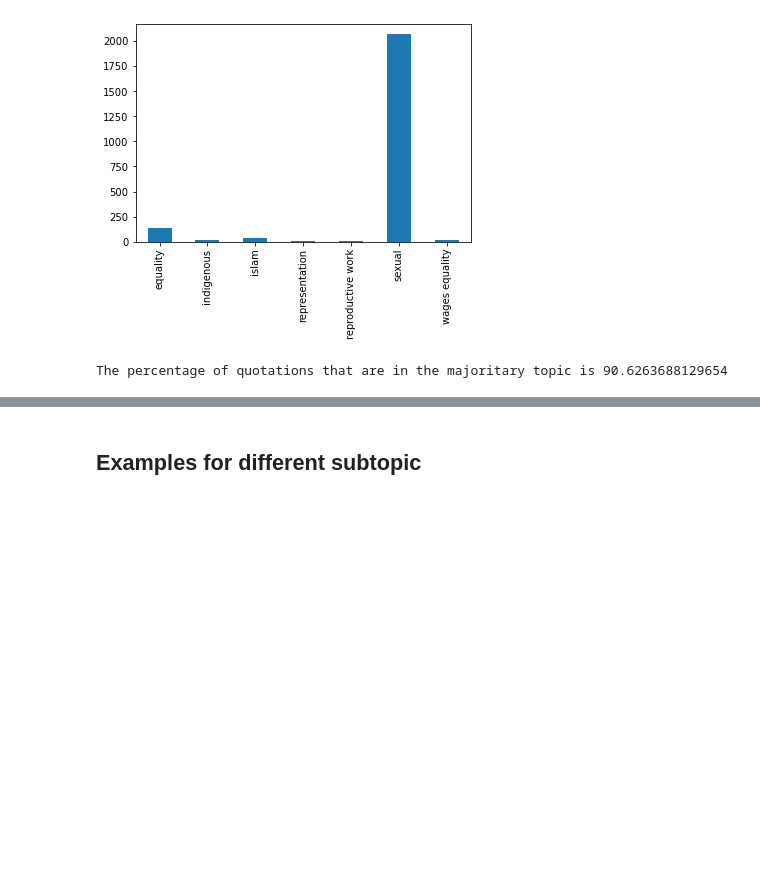
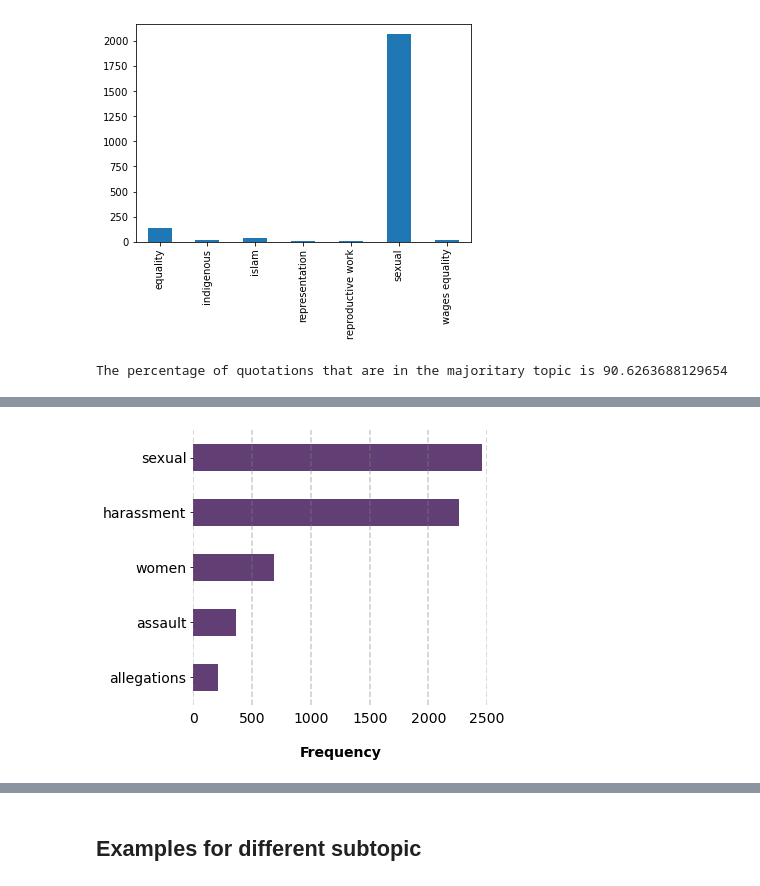
Before and after one commit to epfl-ada/ada-2021-project-concatsanddogs, a Jupyter notebook: Top_to_bottom.ipynb, the cells around one changed output, grey strips where cells are left out. Drawn from its saved outputs; the diff is of its cells as text; code cells hidden in the pictures; blank space fills up the shorter version.

Commit message:
Added event quotes and word frequencies

```diff
--- a/Top_to_bottom.ipynb
+++ b/Top_to_bottom.ipynb
@@ -512,0 +541,20 @@ TypeError: 'Index' object is not callable
+# %%
+import nltk #natural language processing library
+nltk.download('stopwords') #common english words to ignore
+stopwords = nltk.corpus.stopwords.words('english') #list of words such as a, the, and etc..
+
+#new = new_df["Word"].isin(stopwords)
+
+#new = new_df.drop(new_df["Word"].isin(stopwords).index)
+
+new = new_df[~new_df['Word'].isin(stopwords)].head(5)
+
+# allWordExceptStop =[]
+# for w in new_df['Word']:
+#     if w.lower() not in stopwords:
+#         allWordExceptStop.append(w)
+# allWordExceptStop
+
+# allWordfreq = nltk.FreqDist(allWordExceptStop)
+
+# for word, frequency in allWordfreq.most_common(100):
@@ -512,0 +564,46 @@ TypeError: 'Index' object is not callable
+# %%
+new = new.sort_values(by='Frequency',ascending = True)
+
+# # Just write the name of the font
+# mpl.rcParams['font.sans-serif'] = 'Lato'
+# print(mpl.rcParams['font.sans-serif'])
+# plt.rcParams['font.size'] = 14
+plt.rcParams["figure.figsize"] = (6,5)
+
+# fig = new.plot.barh(x='Word', y='Frequency', rot=0,color = '#613F75', xlabel='')
+# #axis
+# fig.spines['bottom'].set_visible(True)
+# fig.spines['left'].set_visible(True)
+# import matplotlib.ticker as ticker
+# ax.xaxis.set_major_locator(ticker.MultipleLocator(2500))
+from matplotlib.ticker import StrMethodFormatter
+ax = new.plot.barh(x='Word', y='Frequency', rot=0,color = '#613F75', xlabel='',xlim = (0,2500))
+# Despine
+ax.spines['right'].set_visible(False)
+ax.spines['top'].set_visible(False)
+ax.spines['left'].set_visible(False)
+ax.spines['bottom'].set_visible(False)
+
+#ax.ticks['bottom'].set_visible(False)
+# Switch off ticks
+ax.tick_params(axis="both", which="both", bottom="off", top="off", labelbottom="on", left="off", right="off", labelleft="on")
+
+# Draw vertical axis lines
+vals = ax.get_xticks()
+for tick in vals:
+    ax.axvline(x=tick, linestyle='dashed', alpha=0.4, color='Gray', zorder=1)
+
+# Set x-axis label
+ax.set_xlabel("Frequency", labelpad=20, weight='bold', size=14)
+
+# Set y-axis label
+ax.set_ylabel("", labelpad=20, weight='bold', size=14)
+plt.tick_params(bottom = False)
+plt.tick_params(top = False)
+plt.tick_params(right = False)
+ax.get_legend().remove()
+
+plt.tight_layout()
+plt.savefig('img/5_most_common_word_event.png')
+# %% [output]
+[figure, added]
```
Also changed, not shown: parts of 8 cells of this notebook.
